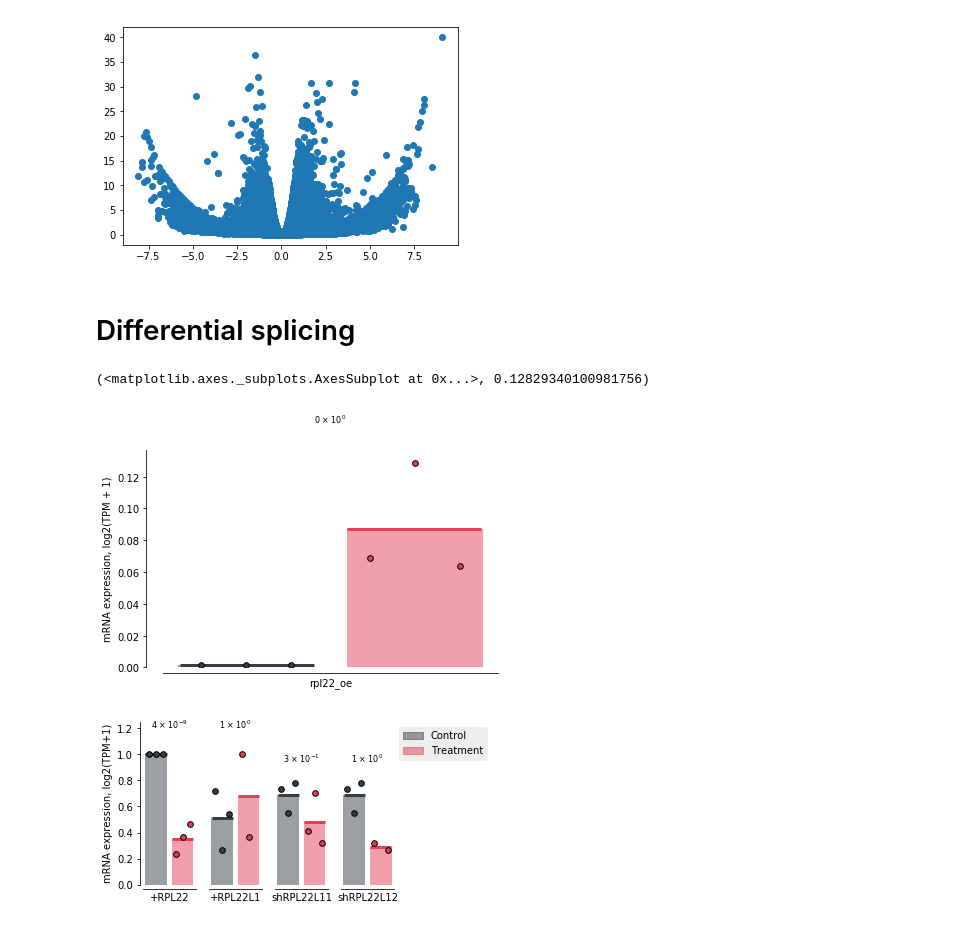
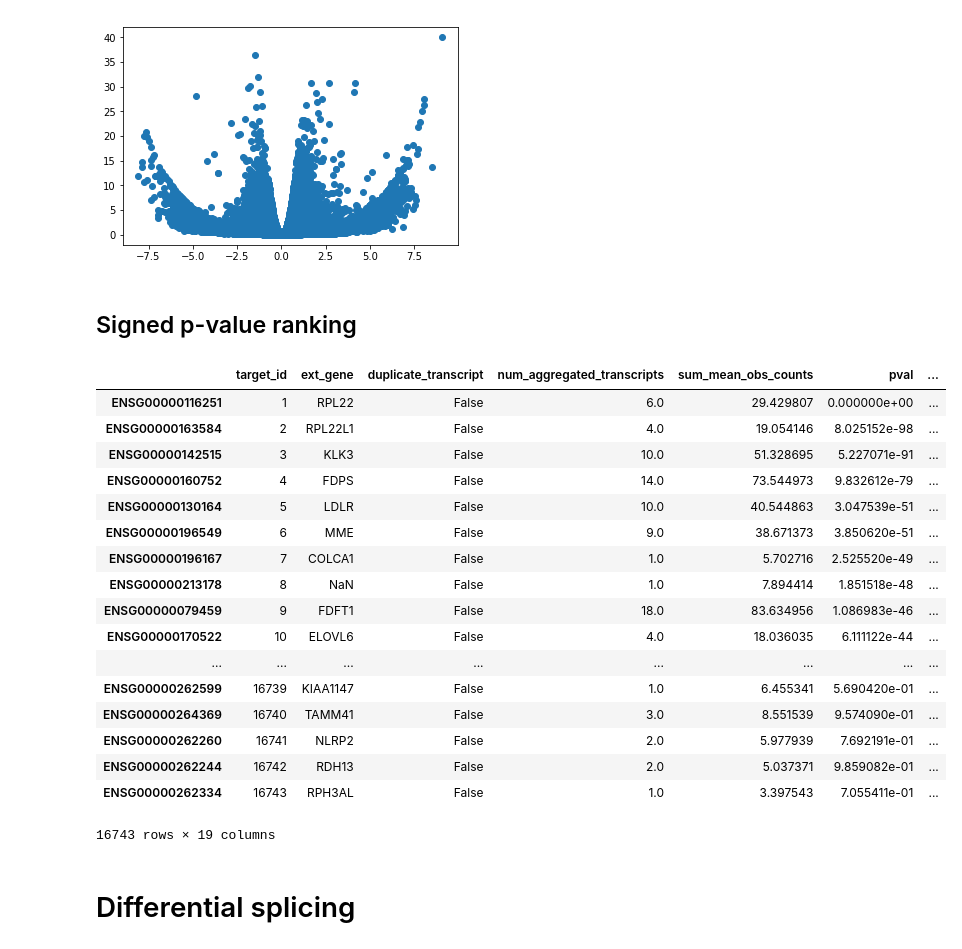
Before and after one commit to kevinhu/mdm4-splicing, a Jupyter notebook: notebooks/fig3_rnaseq.ipynb, the cells around one changed output. Cells and saved outputs as stored; diff of their text form; code cells hidden in the pictures.

```diff
--- a/notebooks/fig3_rnaseq.ipynb
+++ b/notebooks/fig3_rnaseq.ipynb
@@ -315,6 +306,29 @@ plt.scatter(sleuth_diff["b"],-np.log10(sleuth_diff["qval"]+10**(-300)))
 # %% [output]
 <matplotlib.collections.PathCollection at 0x...>
 [figure]
+# %% [markdown]
+## Signed p-value ranking
+# %%
+rpl22_oe_genes
+# %% [output]
+|  | target_id | ext_gene | duplicate_transcript | num_aggregated_transcripts | sum_mean_obs_counts | pval | ... |
+| ENSG00000116251 | 1 | RPL22 | False | 6.0 | 29.429807 | 0.000000e+00 | ... |
+| ENSG00000163584 | 2 | RPL22L1 | False | 4.0 | 19.054146 | 8.025152e-98 | ... |
+| ENSG00000142515 | 3 | KLK3 | False | 10.0 | 51.328695 | 5.227071e-91 | ... |
+| ENSG00000160752 | 4 | FDPS | False | 14.0 | 73.544973 | 9.832612e-79 | ... |
+| ENSG00000130164 | 5 | LDLR | False | 10.0 | 40.544863 | 3.047539e-51 | ... |
+| ENSG00000196549 | 6 | MME | False | 9.0 | 38.671373 | 3.850620e-51 | ... |
+| ENSG00000196167 | 7 | COLCA1 | False | 1.0 | 5.702716 | 2.525520e-49 | ... |
+| ENSG00000213178 | 8 | NaN | False | 1.0 | 7.894414 | 1.851518e-48 | ... |
+| ENSG00000079459 | 9 | FDFT1 | False | 18.0 | 83.634956 | 1.086983e-46 | ... |
+| ENSG00000170522 | 10 | ELOVL6 | False | 4.0 | 18.036035 | 6.111122e-44 | ... |
+| ... | ... | ... | ... | ... | ... | ... | ... |
+| ENSG00000262599 | 16739 | KIAA1147 | False | 1.0 | 6.455341 | 5.690420e-01 | ... |
+| ENSG00000264369 | 16740 | TAMM41 | False | 3.0 | 8.551539 | 9.574090e-01 | ... |
+| ENSG00000262260 | 16741 | NLRP2 | False | 2.0 | 5.977939 | 7.692191e-01 | ... |
+| ENSG00000262244 | 16742 | RDH13 | False | 2.0 | 5.037371 | 9.859082e-01 | ... |
+| ENSG00000262334 | 16743 | RPH3AL | False | 1.0 | 3.397543 | 7.055411e-01 | ... |
+16743 rows × 19 columns
 # %% [markdown]
 # Differential splicing
 # %%
@@ -327,15 +341,3 @@ rpl22_oe_rmats = rpl22_oe_rmats.rename({"PValue":"pval"},axis=1)
 rpl22l1_oe_rmats = rpl22l1_oe_rmats.rename({"PValue":"pval"},axis=1)
 sh704_rmats = sh704_rmats.rename({"PValue":"pval"},axis=1)
 sh705_rmats = sh705_rmats.rename({"PValue":"pval"},axis=1)
-# %%
-bars("RPL22L1_ENSG00000163584_170585801_170585990_170585801_170585923",
-     "rpl22_oe",
-     rpl22_oe_rmats)
-# %% [output]
-(<matplotlib.axes._subplots.AxesSubplot at 0x...>, 0.12829340100981756)
-[figure, removed]
-# %%
-all_bars("UBAP2L_ENSG00000143569_154241837_154241888_154241232_154241430_154243356_154243649",
-     "splicing")
-# %% [output]
-[figure, removed]
```
Also changed, not shown: parts of 13 cells of this notebook, 9 other files.
